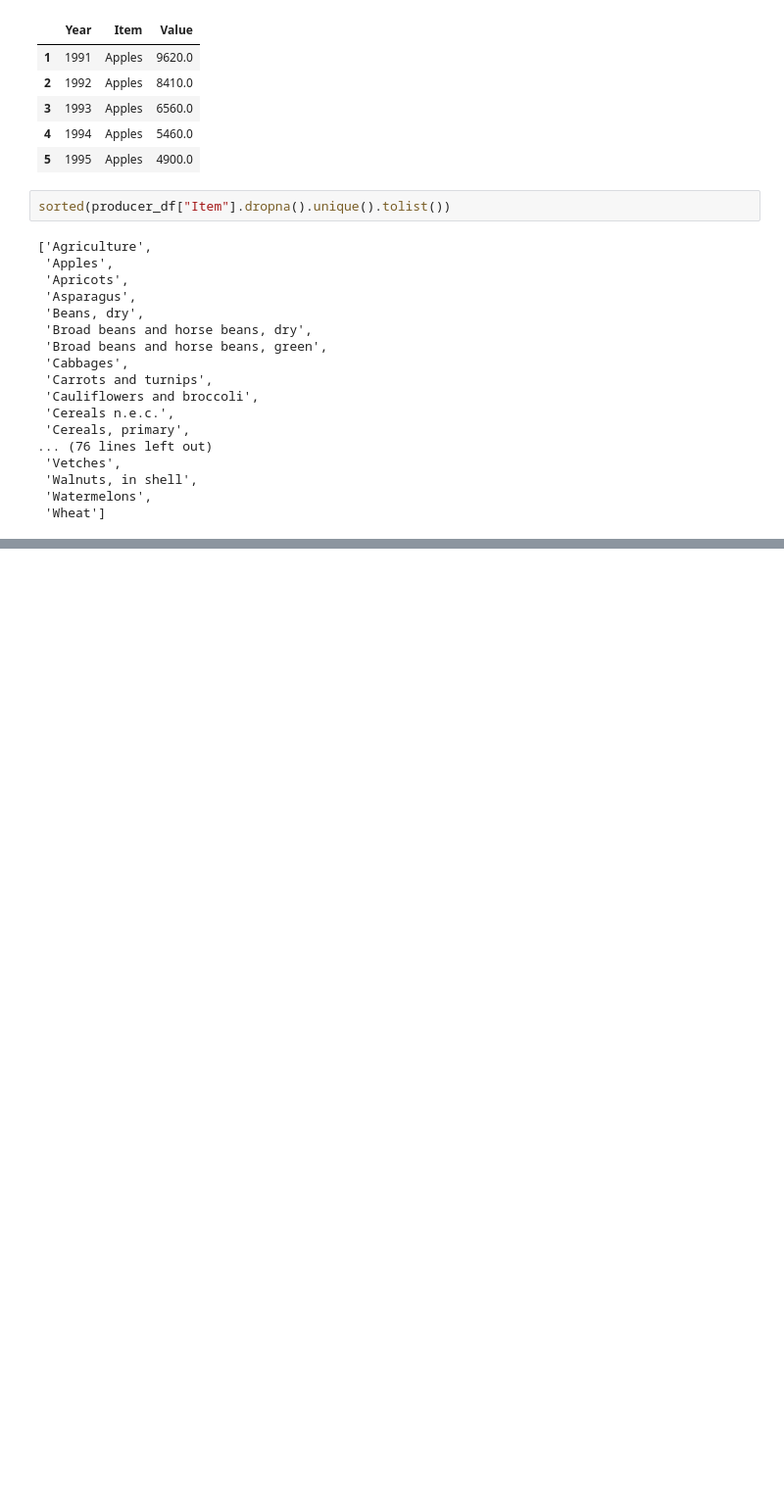
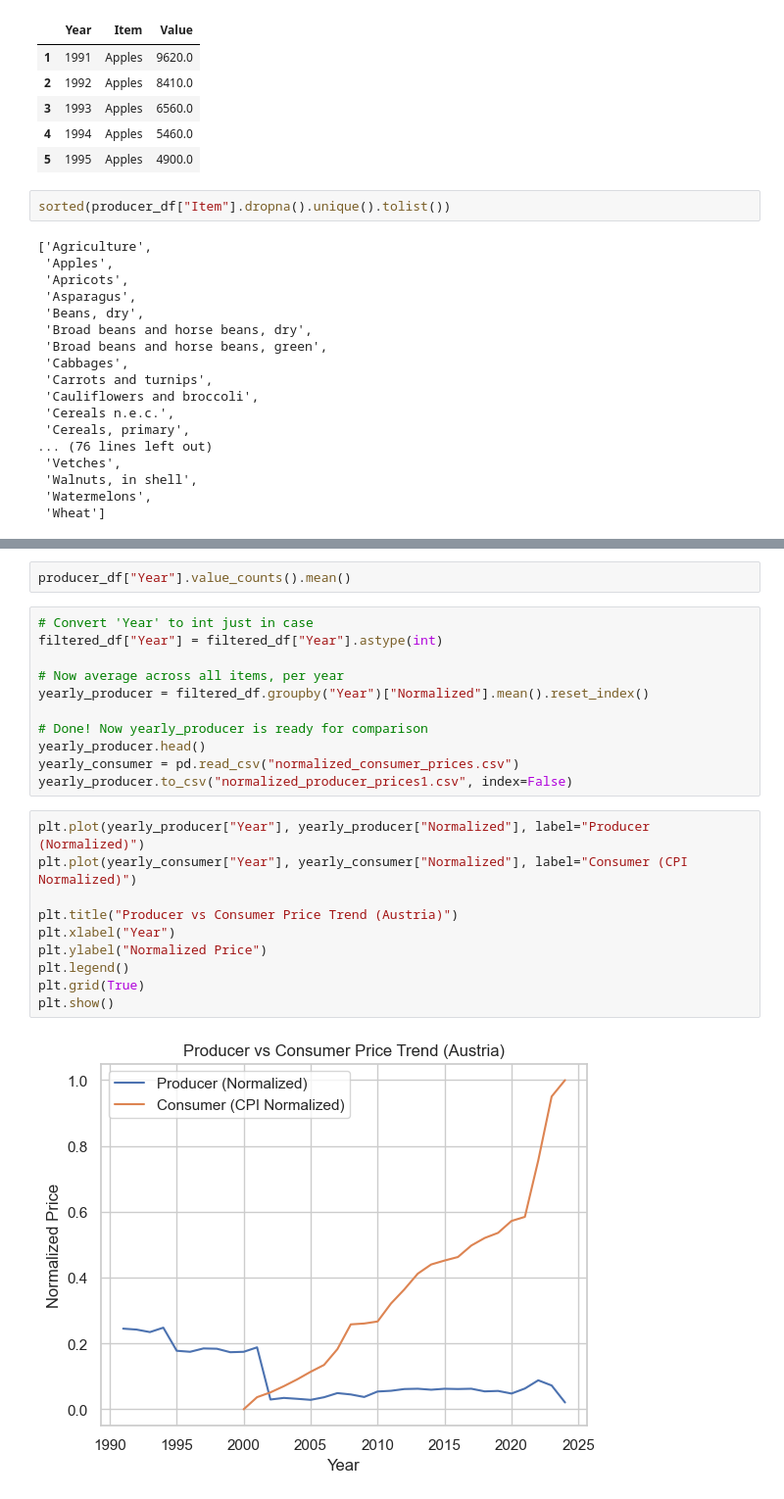
Before and after one commit to Muhsiinn/Austrian-food-price-analysis, a Jupyter notebook: notebooks/price_trend_analysis.ipynb, the cells around one changed output, grey strips where cells are left out. Shown at 98% size. Drawn from its saved outputs; the diff is of its cells as text; blank space fills up the shorter version.

```diff
--- a/notebooks/price_trend_analysis.ipynb
+++ b/notebooks/price_trend_analysis.ipynb
@@ -94,0 +201,25 @@ sorted(producer_df["Item"].dropna().unique().tolist())
+# %%
+producer_df["Year"].value_counts().mean()
+# %%
+# Convert 'Year' to int just in case
+filtered_df["Year"] = filtered_df["Year"].astype(int)
+
+# Now average across all items, per year
+yearly_producer = filtered_df.groupby("Year")["Normalized"].mean().reset_index()
+
+# Done! Now yearly_producer is ready for comparison
+yearly_producer.head()
+yearly_consumer = pd.read_csv("normalized_consumer_prices.csv")
+yearly_producer.to_csv("normalized_producer_prices1.csv", index=False)
+# %%
+plt.plot(yearly_producer["Year"], yearly_producer["Normalized"], label="Producer (Normalized)")
+plt.plot(yearly_consumer["Year"], yearly_consumer["Normalized"], label="Consumer (CPI Normalized)")
+
+plt.title("Producer vs Consumer Price Trend (Austria)")
+plt.xlabel("Year")
+plt.ylabel("Normalized Price")
+plt.legend()
+plt.grid(True)
+plt.show()
+# %% [output]
+[figure, added]
```
Also changed, not shown: parts of 12 cells of this notebook, 7 other files.
